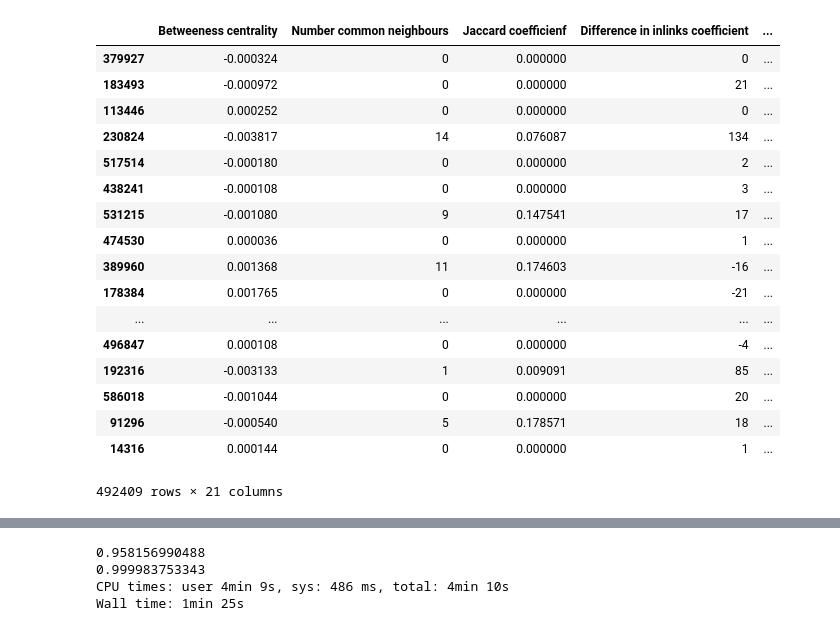
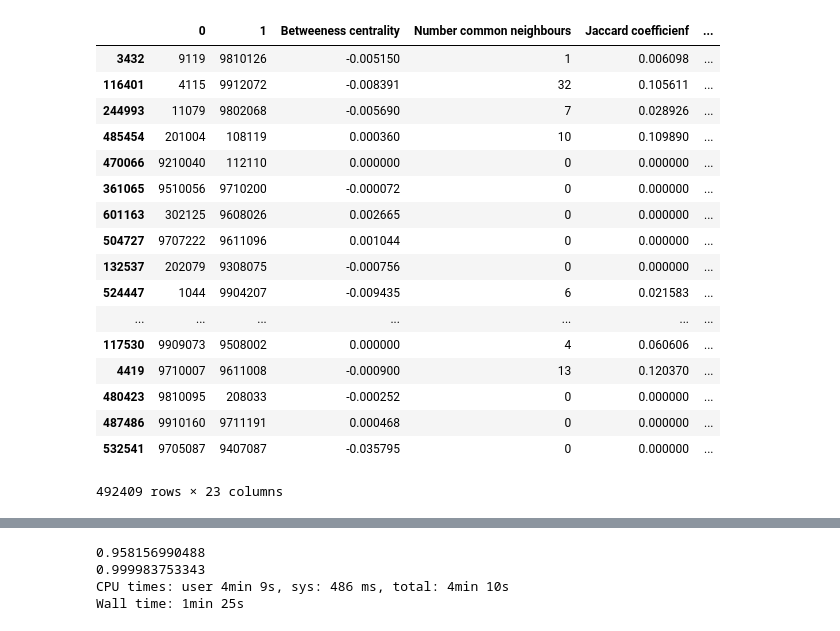
Before and after one commit to brozi/graphs-and-text, a Jupyter notebook: test_features.ipynb, the cells around one changed output, grey strips where cells are left out. Saved outputs shown, nothing was run; the diff lists cells and outputs as text; code cells hidden in the pictures.

```diff
--- a/test_features.ipynb
+++ b/test_features.ipynb
@@ -10,7 +10,7 @@ from sklearn.metrics import accuracy_score
 validation = True
 path =""
 if(validation):
-    path = "validation_set/"
+    path = "validation_set2/"
 else:
     path = "train_set/"
 # %%
@@ -26,23 +26,23 @@ from sklearn.metrics import accuracy_score
 # %%
 from sklearn.grid_search import GridSearchCV
 # %%
-X_train
+X_train.
 # %% [output]
-|  | Betweeness centrality | Number common neighbours | Jaccard coefficienf | Difference in inlinks coefficient | ... |
-| 379927 | -0.000324 | 0 | 0.000000 | 0 | ... |
-| 183493 | -0.000972 | 0 | 0.000000 | 21 | ... |
-| 113446 | 0.000252 | 0 | 0.000000 | 0 | ... |
-| 230824 | -0.003817 | 14 | 0.076087 | 134 | ... |
-| 517514 | -0.000180 | 0 | 0.000000 | 2 | ... |
-| 438241 | -0.000108 | 0 | 0.000000 | 3 | ... |
-| 531215 | -0.001080 | 9 | 0.147541 | 17 | ... |
-| 474530 | 0.000036 | 0 | 0.000000 | 1 | ... |
-| 389960 | 0.001368 | 11 | 0.174603 | -16 | ... |
-| 178384 | 0.001765 | 0 | 0.000000 | -21 | ... |
-| ... | ... | ... | ... | ... | ... |
-| 496847 | 0.000108 | 0 | 0.000000 | -4 | ... |
-| 192316 | -0.003133 | 1 | 0.009091 | 85 | ... |
-| 586018 | -0.001044 | 0 | 0.000000 | 20 | ... |
-| 91296 | -0.000540 | 5 | 0.178571 | 18 | ... |
-| 14316 | 0.000144 | 0 | 0.000000 | 1 | ... |
+|  | 0 | 1 | Betweeness centrality | Number common neighbours | Jaccard coefficienf | ... |
+| 3432 | 9119 | 9810126 | -0.005150 | 1 | 0.006098 | ... |
+| 116401 | 4115 | 9912072 | -0.008391 | 32 | 0.105611 | ... |
+| 244993 | 11079 | 9802068 | -0.005690 | 7 | 0.028926 | ... |
+| 485454 | 201004 | 108119 | 0.000360 | 10 | 0.109890 | ... |
+| 470066 | 9210040 | 112110 | 0.000000 | 0 | 0.000000 | ... |
+| 361065 | 9510056 | 9710200 | -0.000072 | 0 | 0.000000 | ... |
+| 601163 | 302125 | 9608026 | 0.002665 | 0 | 0.000000 | ... |
+| 504727 | 9707222 | 9611096 | 0.001044 | 0 | 0.000000 | ... |
+| 132537 | 202079 | 9308075 | -0.000756 | 0 | 0.000000 | ... |
+| 524447 | 1044 | 9904207 | -0.009435 | 6 | 0.021583 | ... |
+| ... | ... | ... | ... | ... | ... | ... |
+| 117530 | 9909073 | 9508002 | 0.000000 | 4 | 0.060606 | ... |
+| 4419 | 9710007 | 9611008 | -0.000900 | 13 | 0.120370 | ... |
+| 480423 | 9810095 | 208033 | -0.000252 | 0 | 0.000000 | ... |
+| 487486 | 9910160 | 9711191 | 0.000468 | 0 | 0.000000 | ... |
+| 532541 | 9705087 | 9407087 | -0.035795 | 0 | 0.000000 | ... |
-492409 rows × 21 columns
+492409 rows × 23 columns
```
Also changed, not shown: parts of 20 cells of this notebook, 1 other file.
